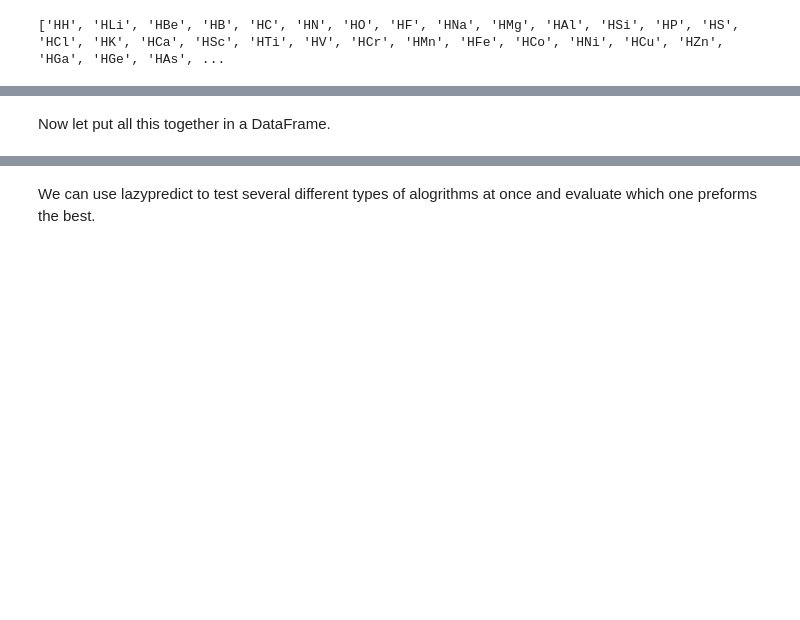
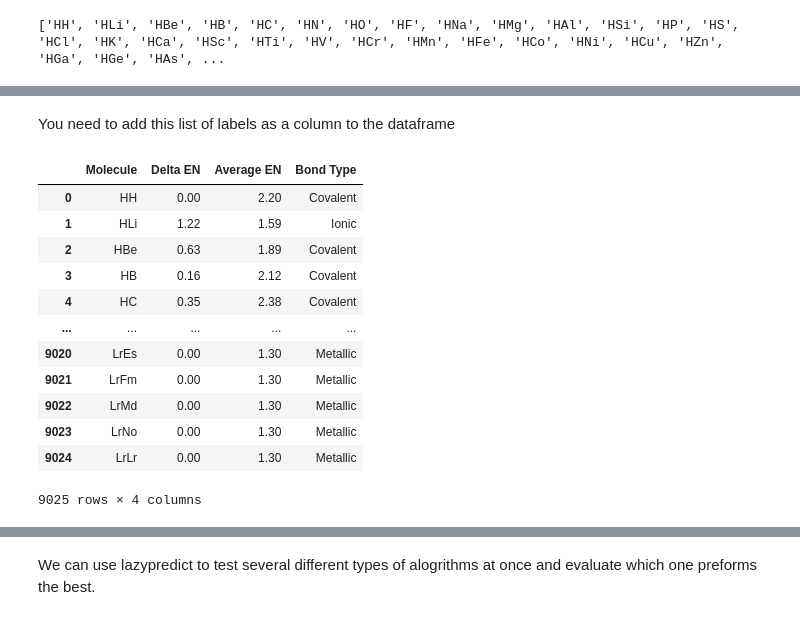
Before and after one commit to mcpikep/Student-ML-Exercise, a Jupyter notebook: Bond_Classification_Student_Exercise.ipynb, the cells around one changed output, grey strips where cells are left out. Saved outputs shown, nothing was run; the diff lists cells and outputs as text; code cells hidden in the pictures; blank space fills up the shorter version.

```diff
--- a/Bond_Classification_Student_Exercise.ipynb
+++ b/Bond_Classification_Student_Exercise.ipynb
@@ -198,5 +251,19 @@ print(bond_type)
-# %% [markdown]
-Now let put all this together in a DataFrame.
+# %% [markdown]
+You need to add this list of labels as a column to the dataframe
 # %%
-data["Bond Types"] = bond_type
+data["Bond Type"] = bond_type
 data
+# %% [output]
+|  | Molecule | Delta EN | Average EN | Bond Type |
+| 0 | HH | 0.00 | 2.20 | Covalent |
+| 1 | HLi | 1.22 | 1.59 | Ionic |
+| 2 | HBe | 0.63 | 1.89 | Covalent |
+| 3 | HB | 0.16 | 2.12 | Covalent |
+| 4 | HC | 0.35 | 2.38 | Covalent |
+| ... | ... | ... | ... | ... |
+| 9020 | LrEs | 0.00 | 1.30 | Metallic |
+| 9021 | LrFm | 0.00 | 1.30 | Metallic |
+| 9022 | LrMd | 0.00 | 1.30 | Metallic |
+| 9023 | LrNo | 0.00 | 1.30 | Metallic |
+| 9024 | LrLr | 0.00 | 1.30 | Metallic |
+9025 rows × 4 columns
```
Also changed, not shown: parts of 138 cells of this notebook.
